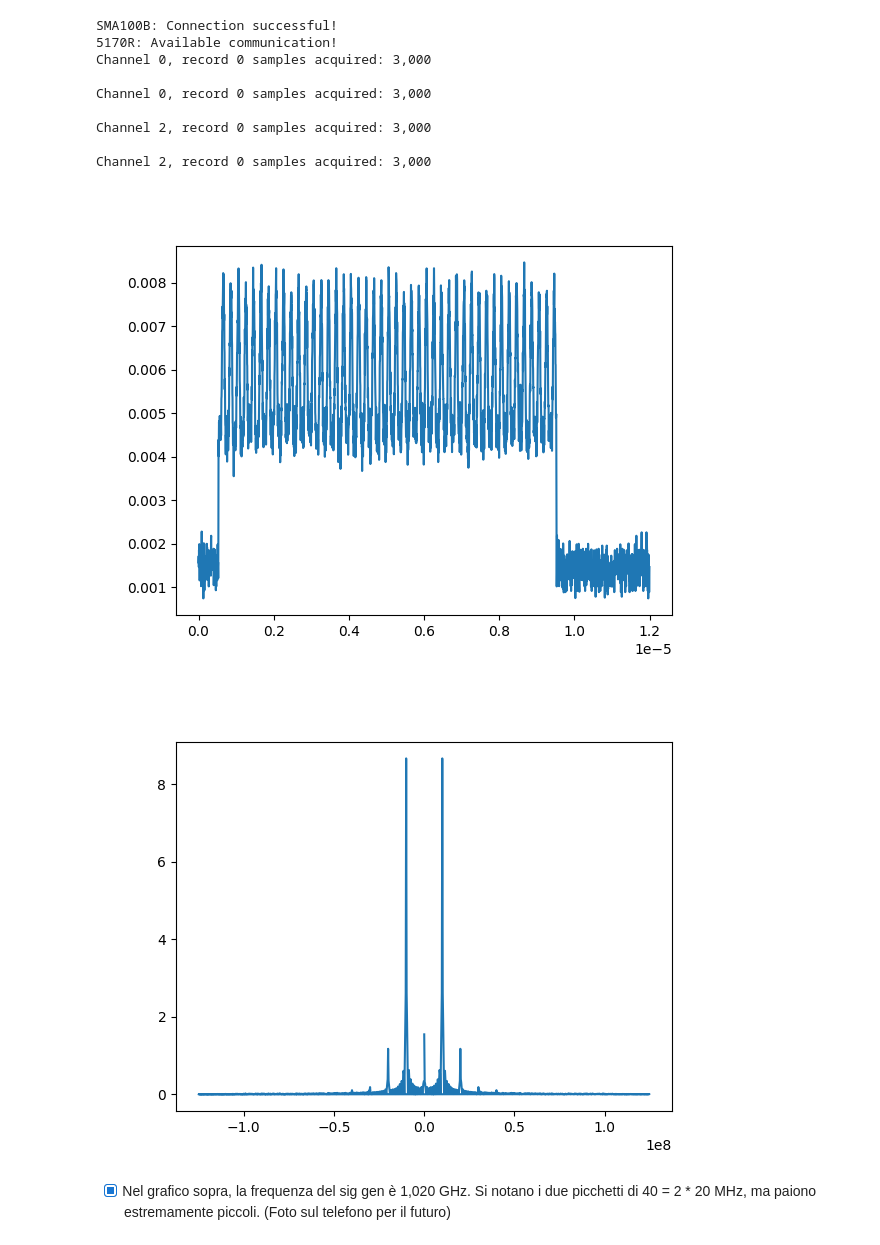
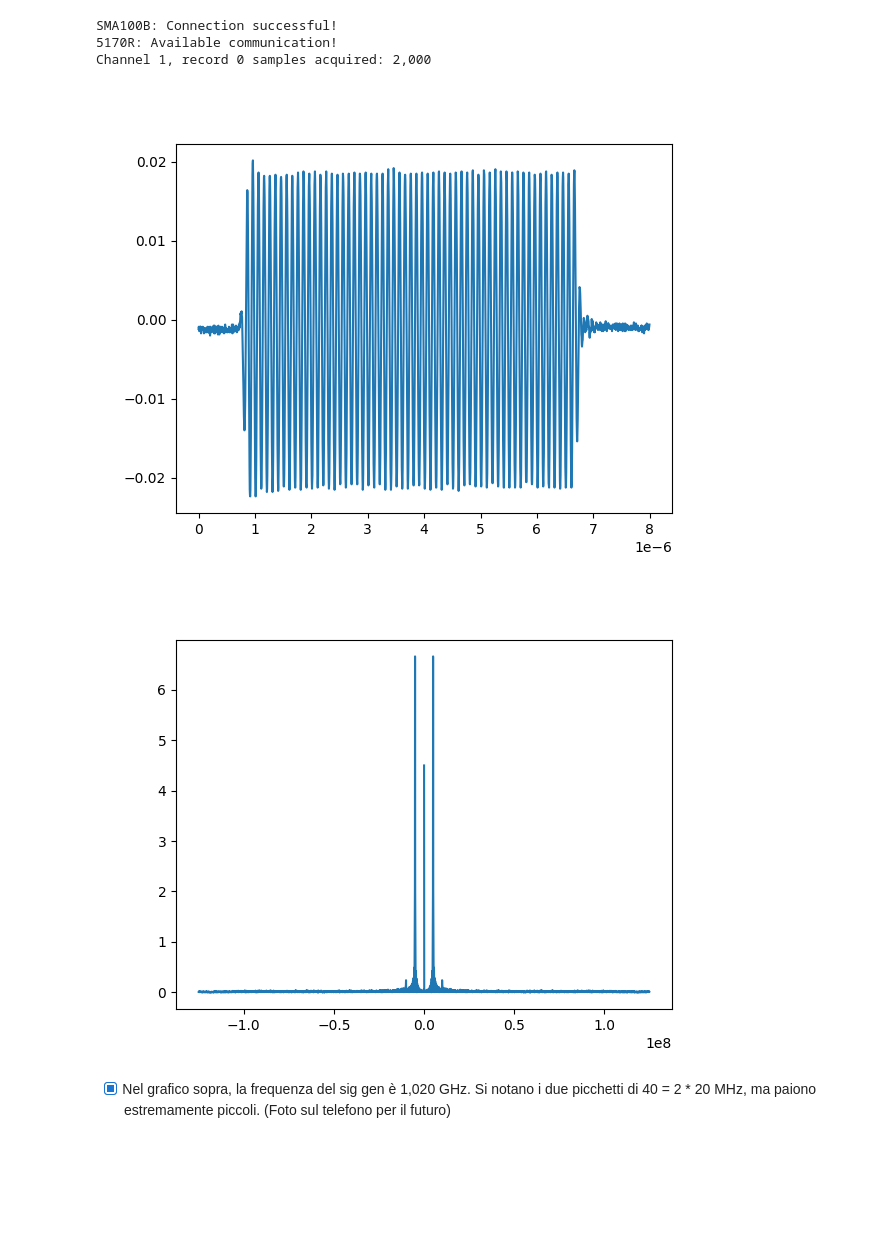
Before and after one commit to biqute/QTLab2324, a Jupyter notebook: PAandQubit/Actual_Work/IQMixer.ipynb, the cells around one changed output. Cells and saved outputs as stored; diff of their text form; code cells hidden in the pictures; blank space fills up the shorter version.

```diff
--- a/PAandQubit/Actual_Work/IQMixer.ipynb
+++ b/PAandQubit/Actual_Work/IQMixer.ipynb
@@ -29,10 +29,10 @@ Card_Name       = 'PXI1Slot3'
 sGen            = RS_SMA100B.SMA100B(ip)
 pxie            = PXIe5170R(Card_Name)
 
-k = 3           # coefficiente per prendere k*1000 punti con la scheda, dunque devo aumentare la pulse width e period
+k = 2           # coefficiente per prendere k*1000 punti con la scheda, dunque devo aumentare la pulse width e period
 
-pulse_freq      = 1.005e9
-amplitude       = -11                          # Set the amplitude of the signal in dBm
+pulse_freq      = 0.010e9
+amplitude       = -24                          # Set the amplitude of the signal in dBm
 sample_rate     = 250e6 # Maximum Value: 250.0e6
 pulse_width     = k*3e-6   # min 5ns
 pulse_delay     = 0
@@ -64,63 +64,59 @@ sGen.RF_state(1)
 
 
 # FSL-0010
-fsl.set_frequency(1) # GHz
-fsl.set_output('ON')
+# fsl.set_frequency(1) # GHz
+# fsl.set_output('ON')
 
 
 
 
 with ni.Session("PXI1Slot3") as session: # Name of the device
     session.reset_with_defaults()
-    session.channels[0].configure_vertical(range=2.0, coupling=ni.VerticalCoupling.AC) # I
-    session.channels[2].configure_vertical(range=2.0, coupling=ni.VerticalCoupling.AC) # Q
+    # session.channels[3].configure_vertical(range=2.0, coupling=ni.VerticalCoupling.AC) # I
+    # session.channels[2].configure_vertical(range=2.0, coupling=ni.VerticalCoupling.AC) # Q
+    session.channels[1].configure_vertical(range=2.0, coupling=ni.VerticalCoupling.AC)
+
     session.configure_horizontal_timing(
         min_sample_rate     = 250e6,
         min_num_pts         = int(1000*k),
         ref_position        = 0,
         num_records         = 1,
         enforce_realtime    = True
         )
 
     session.configure_trigger_digital(
         trigger_source      = 'VAL_PFI_0',
         slope               = ni.TriggerSlope.POSITIVE,
         holdoff             = 0,
         delay               = 0
         )
 
     with session.initiate():
-        waveforms = session.channels[0, 2].fetch()
-        #waveforms = session.channels[0].fetch()
+        #waveforms = session.channels[0, 2].fetch()
+        waveforms = session.channels[1].fetch()
     for wfm in waveforms:
         print('Channel {0}, record {1} samples acquired: {2:,}\n'.format(wfm.channel, wfm.record, len(wfm.samples)))
-        print('Channel {0}, record {1} samples acquired: {2:,}\n'.format(wfm.channel, wfm.record, len(wfm.samples)))
 
-fsl.set_output('OFF')
+
+#fsl.set_output('OFF')
 sGen.pul_state(0)
 sGen.RF_state(0)
 
-a = np.array(waveforms[0].samples.tolist())
-b = np.array(waveforms[1].samples.tolist())
-
+# a = np.array(waveforms[0].samples.tolist())
+# b = np.array(waveforms[1].samples.tolist())
+c = np.array(waveforms[0].samples.tolist())
 
 plt.figure()
 #plt.plot(np.arange(len(a))/250e6, 20*np.log10(np.array(a)**2 + np.array(b)**2))
-plt.plot(np.arange(len(a))/250e6, np.sqrt(np.array(a)**2 + np.array(b)**2))
+#plt.plot(np.arange(len(a))/250e6, np.sqrt(np.array(a)**2 + np.array(b)**2))
 #plt.plot(np.arange(len(a))/250e6, np.arctan(np.array(b)/np.array(a)))
-#plt.plot(np.arange(len(a))/250e6, np.array(a))
+plt.plot(np.arange(len(c))/250e6, np.array(c))
 plt.show()
 # %% [output]
 SMA100B: Connection successful!
 5170R: Available communication!
-Channel 0, record 0 samples acquired: 3,000
-
-Channel 0, record 0 samples acquired: 3,000
-
-Channel 2, record 0 samples acquired: 3,000
-
-Channel 2, record 0 samples acquired: 3,000
+Channel 1, record 0 samples acquired: 2,000
-[figure, old version]
+[figure, new version]
 # %%
 def weight_factor (ft, range_mask):
     # tot_int = np.trapz(ft)
@@ -150,7 +146,7 @@ def data_fft(y: np.array, freq, sample_rate, toggle_plot = True):
 
 data_fft(a, 80e6, sample_rate, True)
 # %% [output]
-[figure, old version]
+[figure, new version]
 # %% [markdown]
 - [x] Nel grafico sopra, la frequenza del sig gen è 1,020 GHz. Si notano i due picchetti di 40 = 2 * 20 MHz, ma paiono estremamente piccoli. (Foto sul telefono per il futuro)
 # %% [markdown]
```
Also changed, not shown: parts of 7 cells of this notebook.
